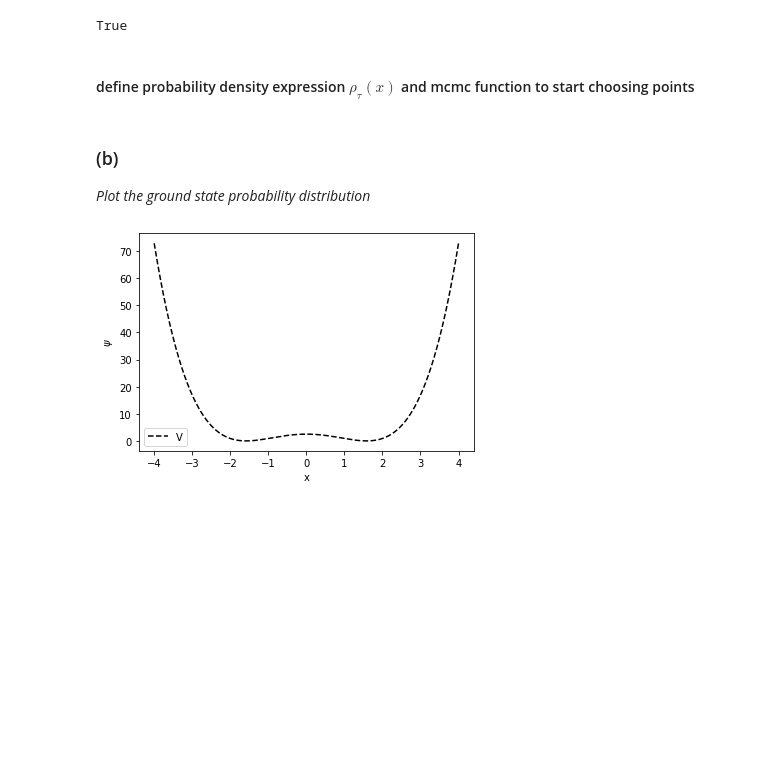
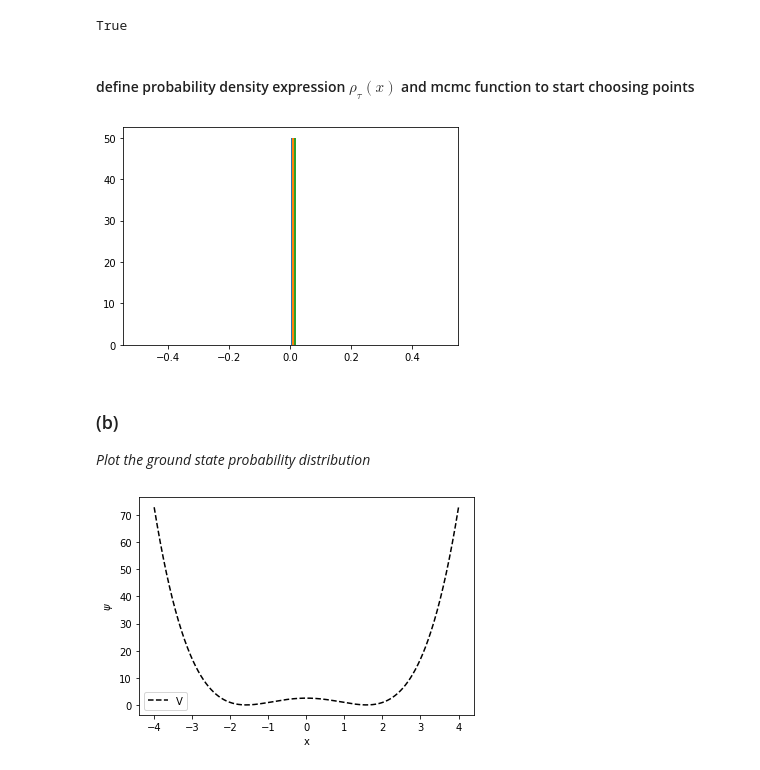
Before and after one commit to chrisamz/142-Final-Project, a Jupyter notebook: PHYS142_project1.ipynb, the cells around one changed output. Drawn from its saved outputs; the diff is of its cells as text; code cells hidden in the pictures; blank space fills up the shorter version.

Commit message:
histogram looks off. might be rho function or x_next sampling?

```diff
--- a/PHYS142_project1.ipynb
+++ b/PHYS142_project1.ipynb
@@ -153,30 +153,36 @@ def rho(coord):
   #potential energy
   #`vvariable` replaces `x` in the potential energy formula for
   # `1/2 * (x[i-1] + x[i])`
-  vvariable = 1/2 * [coord[i-1] + coord[i] for i in range(1,len(coord))]
+  vvariable = [1/2 * (coord[i-1] + coord[i]) for i in range(1,len(coord))]
   vvariable.append(1/2 * (coord[ len(coord) - 1 ] + coord[0]) ) #closed ring
   vsum = [-k*vvariable[i]**2 + alpha*vvariable[i]**4 + (1/alpha) for i in range(len(vvariable))]
   v = epsilon / hbar * sum(vsum)
 
   #E = K + V
-  etotal = np.exp(kesum + vsum)
+  etotal = np.exp(ke +v)
 
   rho = np.exp(-etotal) #rho ~ exp(-E)
   return rho
 # %%
 num_samples = 25 # length of electron path aka number of configurations/points in path
 n = 3 # dimension of configuration (here, 3d as shown above)
 delta = delta_x
 
 path = np.zeros((num_configs, n))
-path[0] = [randint(x_0,x_d) for i in range(n)] #initialize first point
+path[0] = [0 for i in range(n)] #initialize first point to origin
 
 #populate remaining part of array
 for i in range(1, num_samples):
   for dim in range(n): # runs mmc for each dimension before moving on
-    x_curr = path[i]
-    mmc(rho,x_curr)
-    #unfinished#################
+    mmc(rho,path[i-1])
+
+plt.hist(path,bins=50,density=True) #uhhhhh idk what went wrong
+
+#true distribution
+#plt.plot(np.linspace(-3,3,100),np.exp(-np.linspace(-3,3,100)**2/2) / (np.sqrt(2*np.pi)))
+plt.show()
+# %% [output]
+[figure, added]
 # %% [markdown]
 ### (b)
 *Plot the ground state probability distribution*
```
Also changed, not shown: parts of 1 cell of this notebook.
